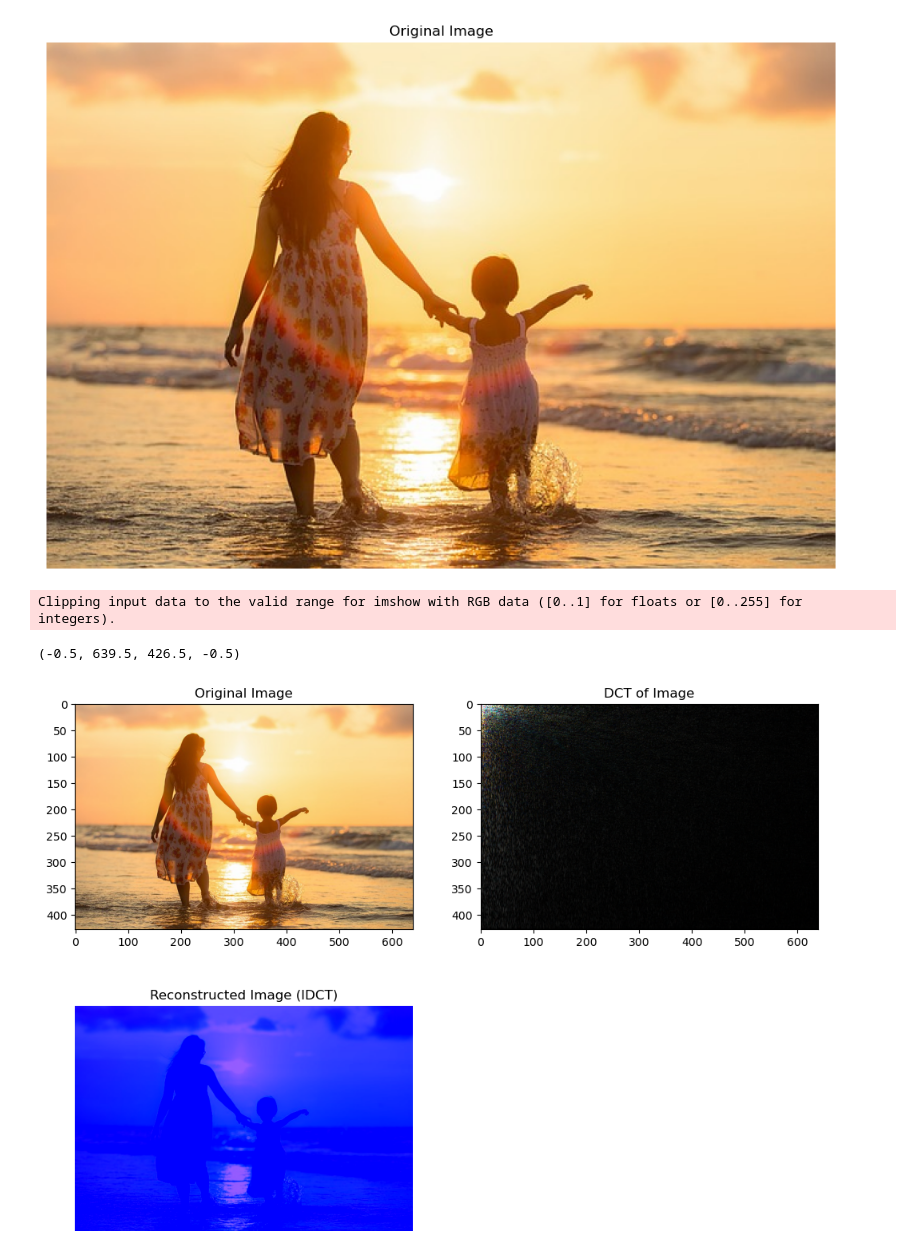
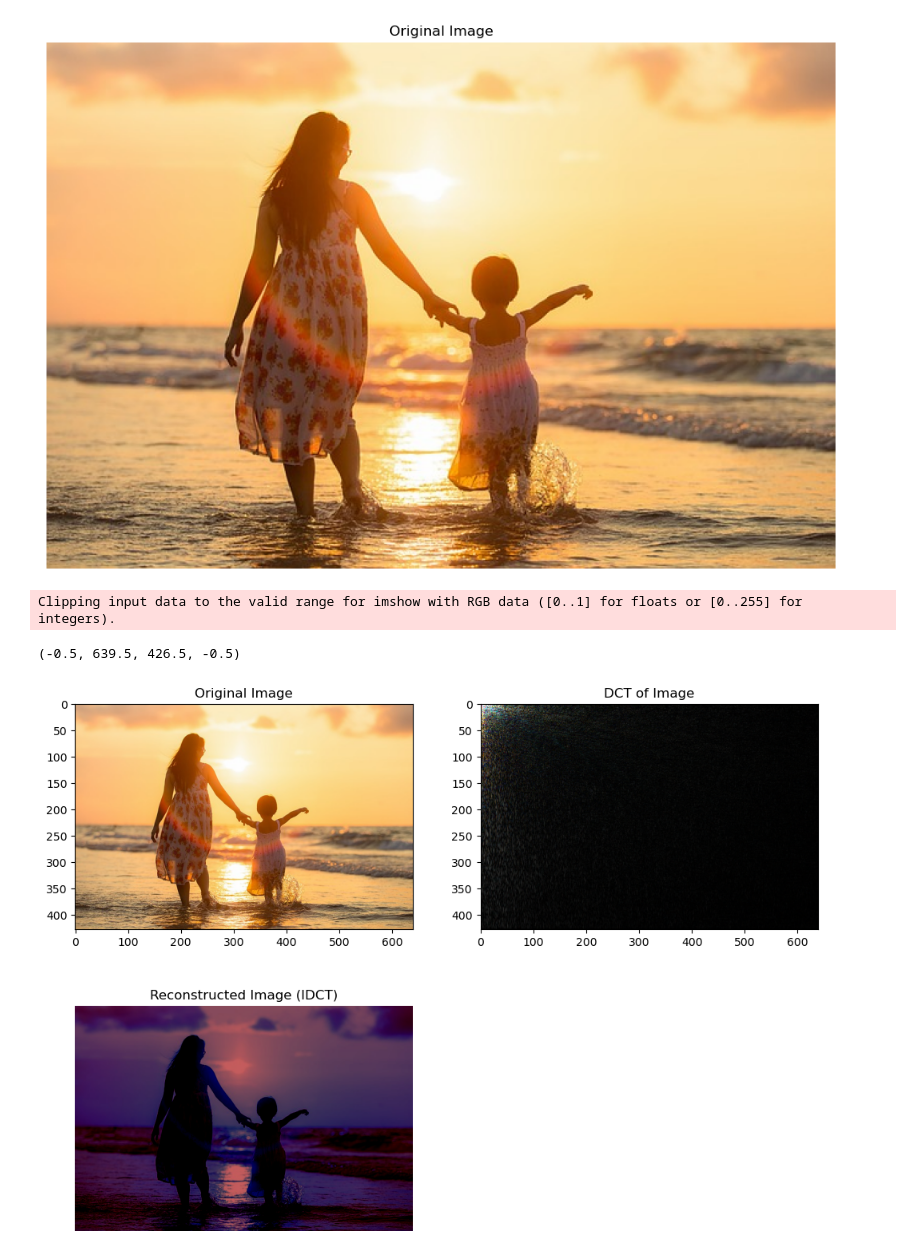
Before and after one commit to thebikashpokhrel/Image-Processing-with-Python, a Jupyter notebook: Discrete Cosine Transform(DCT)/dct.ipynb, the cells around one changed output. Drawn from its saved outputs; the diff is of its cells as text; code cells hidden in the pictures.

```diff
--- a/Discrete Cosine Transform(DCT)/dct.ipynb
+++ b/Discrete Cosine Transform(DCT)/dct.ipynb
@@ -27,9 +27,9 @@ dct_g = cv2.dct(g_channel_float)
 dct_b = cv2.dct(b_channel_float)
 
 #Manupulate DCT Coeffs
-dct_r[0][0] = 1
-dct_g[0][0] = 1000
-dct_b[0][0] = 10
+dct_r[0][0] = 105
+dct_g[0][0] = 10
+dct_b[0][0] = 106
 
 #APPLY INVERSE DCT
 idct_r = cv2.idct(dct_r)
@@ -38,31 +38,31 @@ idct_b = cv2.idct(dct_b)
 
 #MERGE DCT Coeffs
 dct_img = cv2.merge([dct_r,dct_g,dct_b])
 
 # Merge the inverse DCT results to form the reconstructed image
 idct_img = cv2.merge([idct_b, idct_g, idct_r])
 
 # Clip the values to the range [0, 1] and convert to uint8 for display
 idct_img = np.uint8(np.clip(idct_img * 255, 0, 255))
 
 plt.figure(figsize=(12,9))
 # Display Original Image
 plt.subplot(2, 2, 1)
 plt.title("Original Image")
 plt.imshow(image_rgb)
 
 # Display DCT Result (using log scale for better visualization)
 dct_rgb_log = np.log1p(np.abs(dct_img))
 plt.subplot(2, 2, 2)
 plt.title("DCT of Image")
 plt.imshow(dct_rgb_log)
 
 # Display Reconstructed Image from Manipulated DCT coefficients
 plt.subplot(2, 2, 3)
 plt.title("Reconstructed Image (IDCT)")
 plt.imshow(idct_img)
 plt.axis('off')
 # %% [output]
 Clipping input data to the valid range for imshow with RGB data ([0..1] for floats or [0..255] for integers).
 (-0.5, 639.5, 426.5, -0.5)
-[figure, old version]
+[figure, new version]
```
Also changed, not shown: parts of 2 cells of this notebook.
